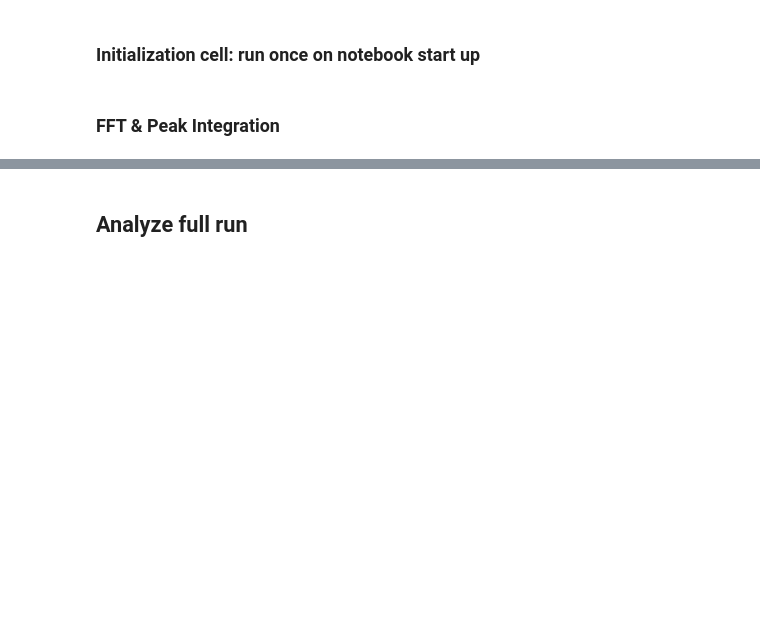
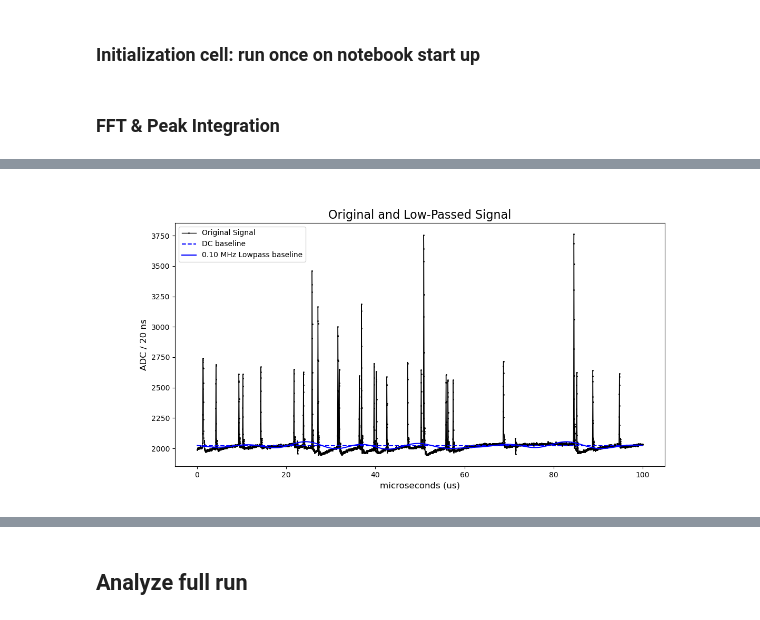
Before and after one commit to peckalec/dm-lab, a Jupyter notebook: REFLECT/SiPM_Analysis.ipynb, the cells around one changed output, grey strips where cells are left out. Cells and saved outputs as stored; diff of their text form; code cells hidden in the pictures; blank space fills up the shorter version.

```diff
--- a/REFLECT/SiPM_Analysis.ipynb
+++ b/REFLECT/SiPM_Analysis.ipynb
@@ -215,7 +326,7 @@ if (verbose):
 # %%
 ####  Select Lowpass removal
 lowpasscut = 1/10
-DCoffset = -28 # manual DC offset
+DCoffset = 2020 # manual DC offset
 
 #### Remove lowpass from original signal and compare
 tic()
@@ -235,8 +346,8 @@ tocms()
 
 plt.close()
 plt.plot(time,signal,marker=".",linewidth=1,markersize=2,label = "Original Signal",color="black")
-plt.plot([time[0],time[-1]],[np.mean(signal)+DCoffset,np.mean(signal)+DCoffset],"--",label="DC baseline",color='blue')
-plt.plot(time,ReinvFTlp+DCoffset,"-",label=f"{lowpasscut:.2f} MHz Lowpass baseline",color='blue')
+plt.plot([time[0],time[-1]],[DCoffset,DCoffset],"--",label="DC baseline",color='blue')
+plt.plot(time,ReinvFTlp+DCoffset-np.mean(signal),"-",label=f"{lowpasscut:.2f} MHz Lowpass baseline",color='blue')
 #plt.plot(time,signal-ReinvFTlp+np.mean(signal),"--",label="FFT recon. window subtract")
 
 plt.legend()
@@ -245,3 +356,4 @@ plt.xlabel("microseconds (us)", size=12)
 plt.ylabel(f"ADC / {(time[1]-time[0])*1000:.0f} ns", size=12)
 #plt.xlim(0.6,1.1)
 plt.show()
+# %% [output]
@@ -248,3 +362,4 @@ plt.show()
+[figure, added]
 # %%
 #### Select raw peak-finder parameters
 rawpwidth = 3
```
Also changed, not shown: parts of 41 cells of this notebook.
